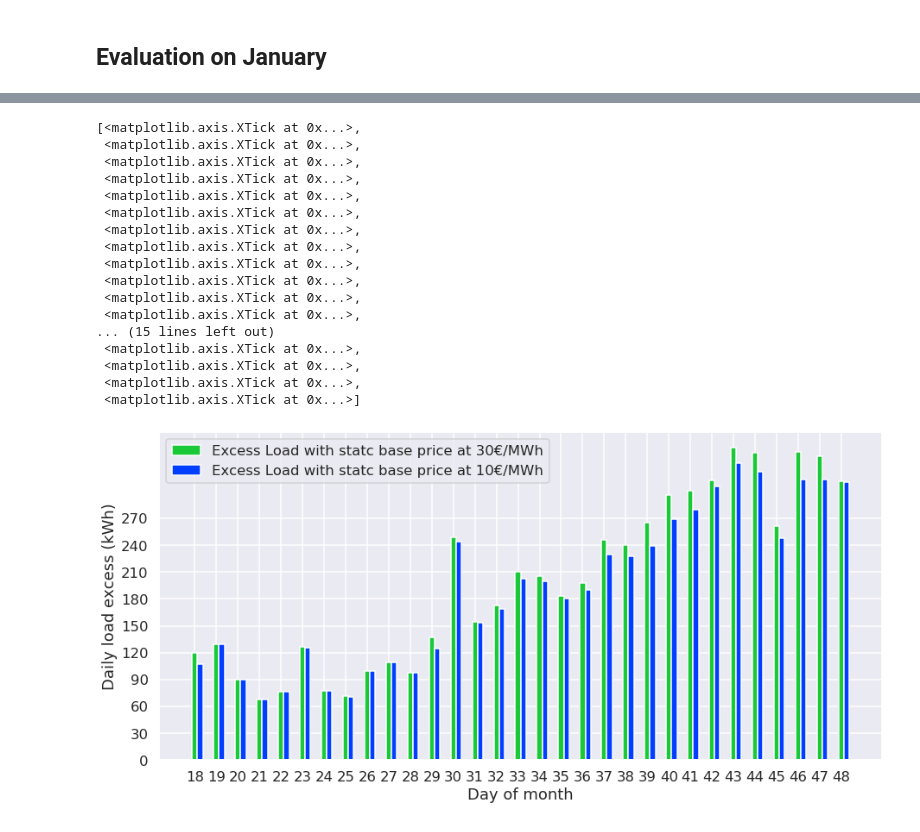
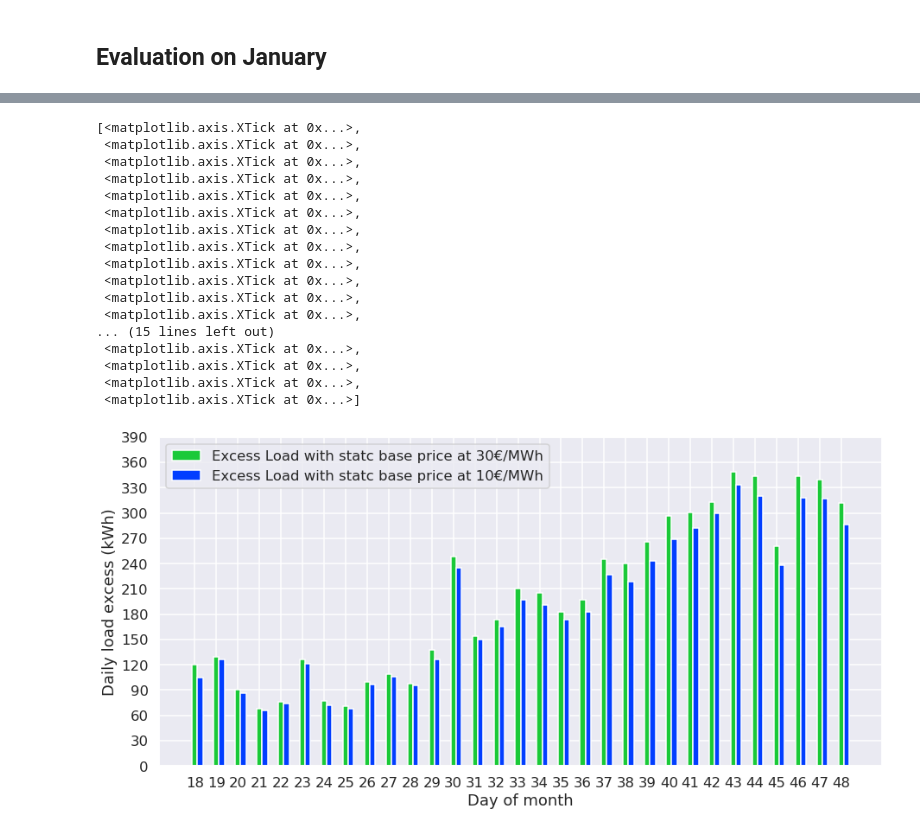
Before and after one commit to Cernewein/multi-building-RL, a Jupyter notebook: Notebooks/Visualization.ipynb, the cells around one changed output, grey strips where cells are left out. Cells and saved outputs as stored; diff of their text form; code cells hidden in the pictures.

```diff
--- a/Notebooks/Visualization.ipynb
+++ b/Notebooks/Visualization.ipynb
@@ -500,7 +500,7 @@ axs.set_xticks(ind)
 # %% [markdown]
 # Building Scale Up
 # %%
-data = pkl.load(open('data/output/RLBuildings/ScaledUp/0436261_dynamic_True_rewards_dqn.pkl', "rb"))
+data = pkl.load(open('data/output/RLBuildings/ScaledUp/0517547_dynamic_True_rewards_dqn.pkl', "rb"))
 data[-1]
 # %% [output]
 {'NUM_EPISODES': 4000,
@@ -529,7 +529,7 @@ plt.plot(moving_avg)
 # %% [markdown]
 ## Evaluation on January
 # %%
-data = pkl.load(open("data/output/RLBuildings/ScaledUp/0436261_eval.pkl", "rb"))
+data = pkl.load(open("data/output/RLBuildings/ScaledUp/0532640_eval.pkl", "rb"))
 
 data['Total Load'] = data['Total Load']*1000
 data['Base Loads 1'] = data['Base Loads 1']*1000
@@ -542,14 +542,14 @@ data.index = data['Date']
 data['Above'] = (data['Total Load'] >= 18)*(data['Total Load']-18)
 #data['Daily Excess'] = data.groupby('Day')['Above'].sum()
 # %%
-PRICE_SET = [10,20,30,40,50,60]
+PRICE_SET =  [5,10,15,20,25,30,35,40,45,50,55,60] #[10,20,30,40,50,60]
 def extract_price(x):
     return PRICE_SET[int(x)]
 data['Chosen Price'] = data['Actions'].map(lambda x: extract_price(x))
 # %%
 data_base = pkl.load(open('data/output/RLBuildings/ScaledUp/Multi_RL_scaled_jan_Zeta0.1_base_30base_eval.pkl', "rb"))
 # %%
-data_base_10 = pkl.load(open('data/output/RLBuildings/ScaledUp/Multi_RL_scaled_jan_Zeta0.1_base_10base_eval.pkl', "rb"))
+data_base_10 = pkl.load(open('data/output/RLBuildings/ScaledUp/0532640_base_eval.pkl', "rb"))
 # %%
 data_base['Total Load'] = data_base['Total Load']*1000
 data_base['Base Loads 1'] = data_base['Base Loads 1']*1000
@@ -606,32 +606,32 @@ axs.bar(ind ,base_10_excess , color = 'g', width = 0.25)
 axs.bar(ind + 0.25,model_excess , color = 'b', width = 0.25)
 axs.legend(['Excess Load with statc base price at 30€/MWh', 'Excess Load with statc base price at 10€/MWh', 'Excess Load dynamic prices'])
 axs.set_ylabel('Daily load excess (kWh)')
 axs.set_xlabel('Day of month')
-axs.set_yticks(np.arange(0, 300, 30))
+axs.set_yticks(np.arange(0, 420, 30))
 #for i, v in enumerate(cost_labels_values):
 #    axs[0].text(i-0.15,
 #              v+0.2,
 #              v,
 #              fontsize=12)
 axs.set_xticks(ind)
 #axs.set_xticklabels(labels)
 #plt.savefig('data/output/RLBuildings/load_eval_jan_zoomed.png',bbox_inches='tight')
 # %% [output]
 [<matplotlib.axis.XTick at 0x...>,
  <matplotlib.axis.XTick at 0x...>,
  <matplotlib.axis.XTick at 0x...>,
  <matplotlib.axis.XTick at 0x...>,
  <matplotlib.axis.XTick at 0x...>,
  <matplotlib.axis.XTick at 0x...>,
  <matplotlib.axis.XTick at 0x...>,
  <matplotlib.axis.XTick at 0x...>,
  <matplotlib.axis.XTick at 0x...>,
  <matplotlib.axis.XTick at 0x...>,
  <matplotlib.axis.XTick at 0x...>,
  <matplotlib.axis.XTick at 0x...>,
 ... (15 lines left out)
  <matplotlib.axis.XTick at 0x...>,
  <matplotlib.axis.XTick at 0x...>,
  <matplotlib.axis.XTick at 0x...>,
  <matplotlib.axis.XTick at 0x...>]
-[figure, old version]
+[figure, new version]
```
Also changed, not shown: parts of 4 cells of this notebook, 6 other files.
